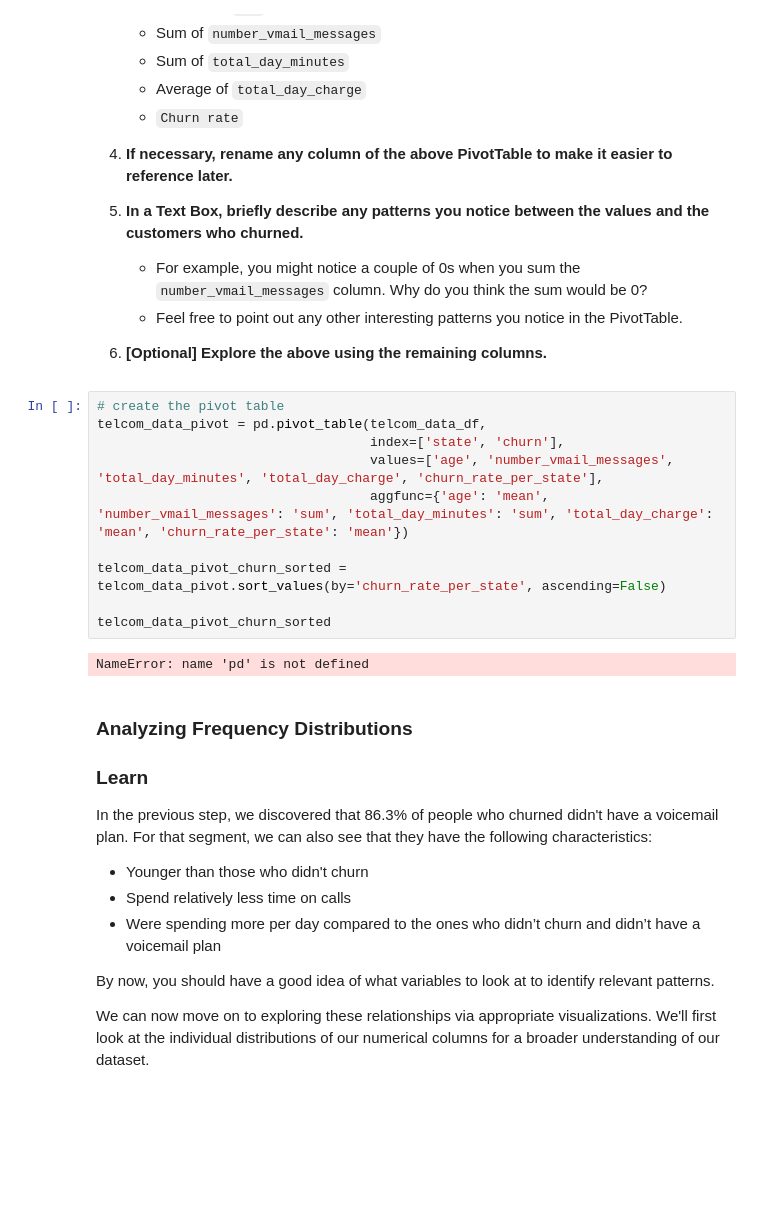
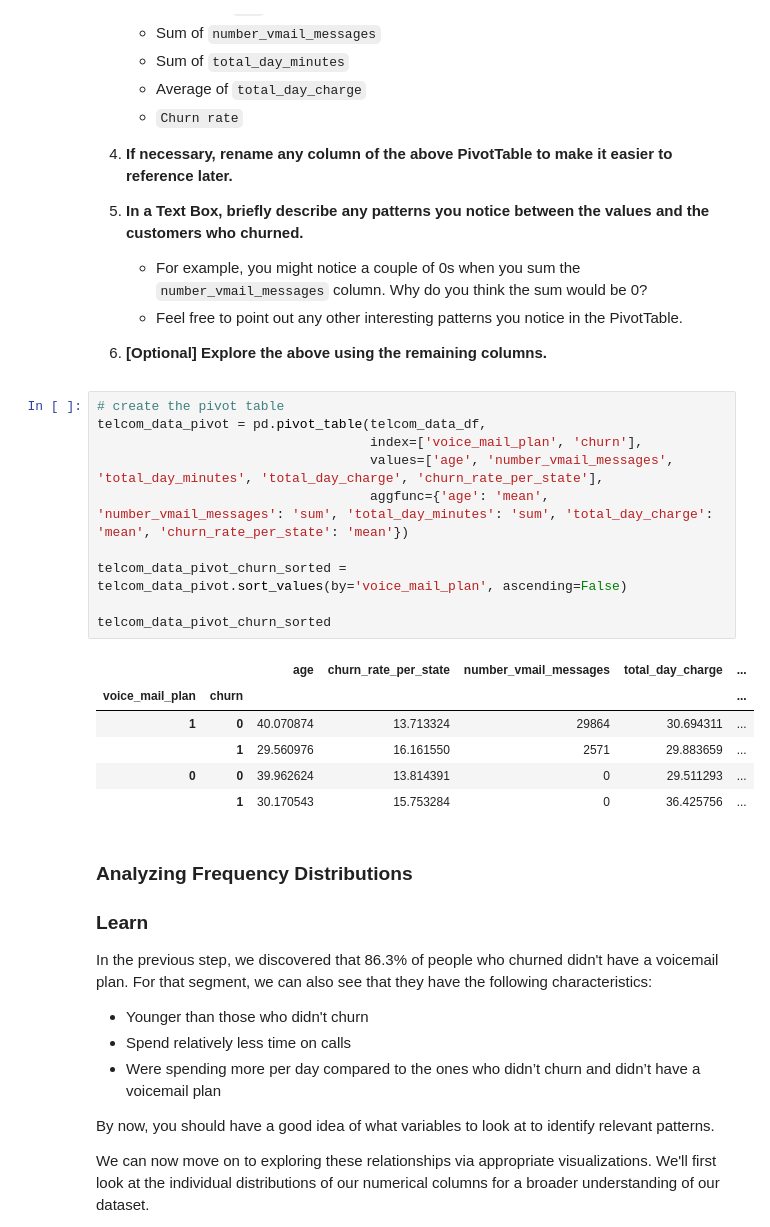
Before and after one commit to Lerch17/Project-1-, a Jupyter notebook: cody/customer-churn-prediction-2020/notebook.ipynb, the cells around one changed output. Drawn from its saved outputs; the diff is of its cells as text; blank space fills up the shorter version.

```diff
--- a/cody/customer-churn-prediction-2020/notebook.ipynb
+++ b/cody/customer-churn-prediction-2020/notebook.ipynb
@@ -264,15 +231,20 @@ Next, we will group our data by the `voice_mail_plan` field.
 # %%
 # create the pivot table
 telcom_data_pivot = pd.pivot_table(telcom_data_df,
-                                   index=['state', 'churn'],
+                                   index=['voice_mail_plan', 'churn'],
                                    values=['age', 'number_vmail_messages', 'total_day_minutes', 'total_day_charge', 'churn_rate_per_state'],
                                    aggfunc={'age': 'mean', 'number_vmail_messages': 'sum', 'total_day_minutes': 'sum', 'total_day_charge': 'mean', 'churn_rate_per_state': 'mean'})
 
-telcom_data_pivot_churn_sorted = telcom_data_pivot.sort_values(by='churn_rate_per_state', ascending=False)
+telcom_data_pivot_churn_sorted = telcom_data_pivot.sort_values(by='voice_mail_plan', ascending=False)
 
 telcom_data_pivot_churn_sorted
 # %% [output]
-NameError: name 'pd' is not defined
+|  |  | age | churn_rate_per_state | number_vmail_messages | total_day_charge | ... |
+| voice_mail_plan | churn |  |  |  |  | ... |
+| 1 | 0 | 40.070874 | 13.713324 | 29864 | 30.694311 | ... |
+|  | 1 | 29.560976 | 16.161550 | 2571 | 29.883659 | ... |
+| 0 | 0 | 39.962624 | 13.814391 | 0 | 29.511293 | ... |
+|  | 1 | 30.170543 | 15.753284 | 0 | 36.425756 | ... |
 # %% [markdown]
 ### Analyzing Frequency Distributions
 
```
Also changed, not shown: parts of 9 cells of this notebook.
